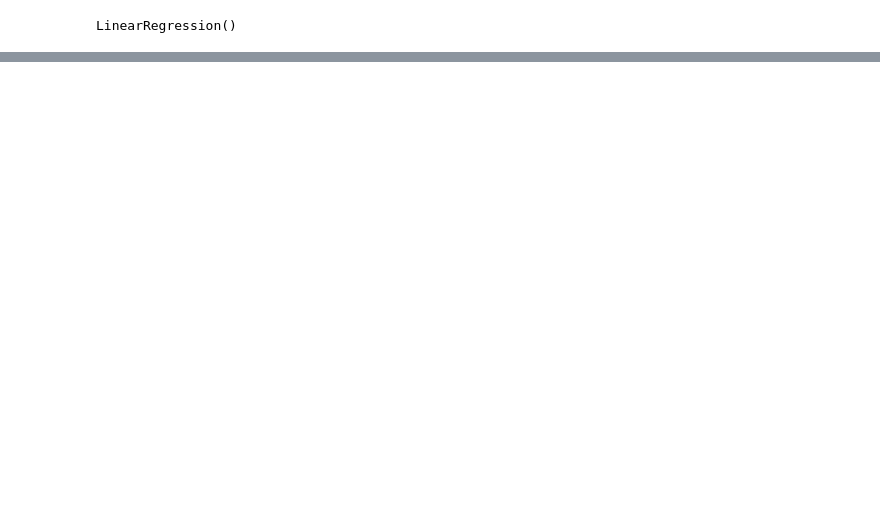
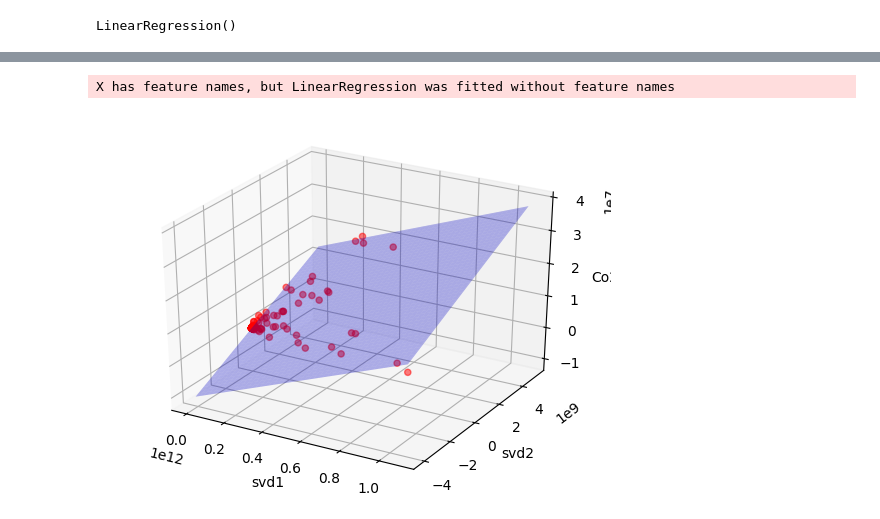
Before and after one commit to busranur-sr/ClimateChange, a Jupyter notebook: co2regression.ipynb, the cells around one changed output, grey strips where cells are left out. Drawn from its saved outputs; the diff is of its cells as text; code cells hidden in the pictures; blank space fills up the shorter version.

```diff
--- a/co2regression.ipynb
+++ b/co2regression.ipynb
@@ -127,5 +146,5 @@ score
 # %%
-svd = TruncatedSVD(n_components=5)
+svd = TruncatedSVD(n_components=2)
 x = svd.fit(X).transform(X)
 # %%
 X_train, X_test, y_train, y_test = train_test_split(x, Y, test_size=0.20, random_state=1)
@@ -144,0 +164,6 @@ svd_score
+# %%
+reg_reduction.fit(X_train, y_train)
+
+lst0 = [item[0] for item in X_test]
+lst1 = [item[1] for item in X_test]
+lst2= np.array(y_test)
@@ -144,0 +177,26 @@ svd_score
+# %%
+df2 = pd.DataFrame()
+
+df2['x'] = lst0
+df2['y'] = lst1
+df2['Total Co']= lst2
+
+x_surf, y_surf = np.meshgrid(np.linspace(df2.x.min(), df2.x.max(), 190),np.linspace(df2.y.min(), df2.y.max(), 190))
+onlyX = pd.DataFrame({'x': x_surf.ravel(), 'y': y_surf.ravel()})
+fittedY=reg_reduction.predict(onlyX)
+fittedY = np.array(fittedY)
+
+fittedY = np.array(fittedY)
+fittedY = fittedY[:,0]
+
+fig = plt.figure()
+ax = fig.add_subplot(111, projection='3d')
+ax.scatter(df2['x'],df2['y'],df2['Total Co'],c='red', marker='o', alpha=0.5)
+ax.plot_surface(x_surf,y_surf,fittedY.reshape(x_surf.shape), color='b', alpha=0.3)
+ax.set_xlabel('svd1')
+ax.set_ylabel('svd2')
+ax.set_zlabel('Co2')
+plt.show()
+# %% [output]
+X has feature names, but LinearRegression was fitted without feature names
+[figure, added]
```
Also changed, not shown: parts of 6 cells of this notebook.
